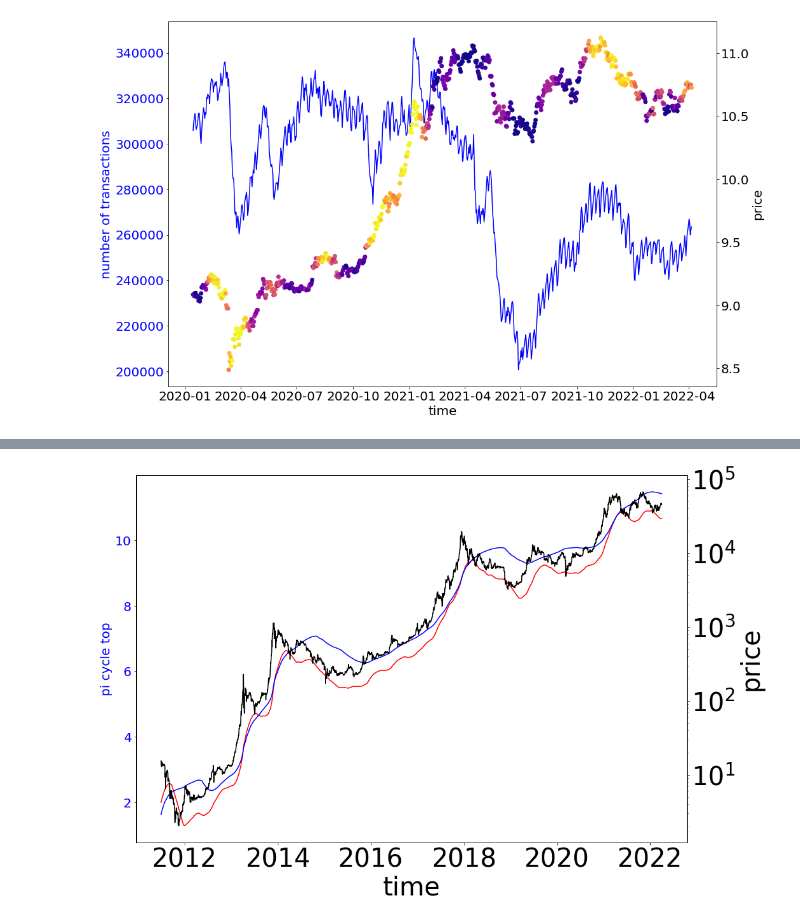
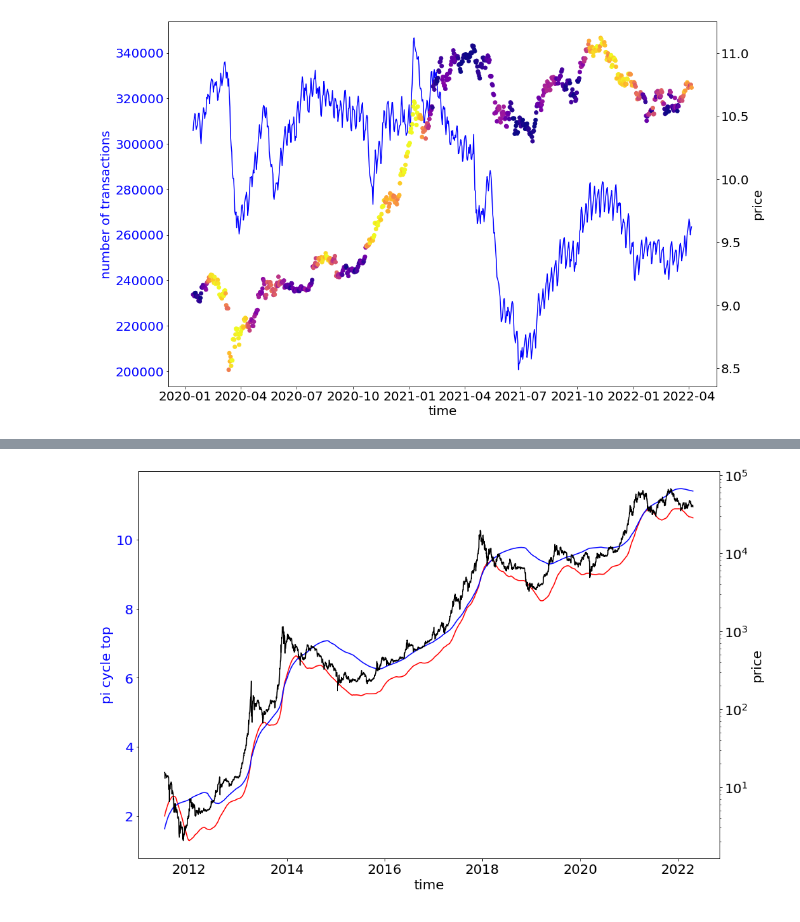
Before and after one commit to MaliMi97/crypto-analysis, a Jupyter notebook: src/on-chain_metrics.ipynb, the cells around one changed output, grey strips where cells are left out. Cells and saved outputs as stored; diff of their text form; code cells hidden in the pictures.

```diff
--- a/src/on-chain_metrics.ipynb
+++ b/src/on-chain_metrics.ipynb
@@ -87,12 +87,12 @@ last_active_over_1_year_ago(df)
 # %%
 def pi_cycle_top(df):
-    fig, ax1, ax2 = with_price_in_background(df['time'],df['price'])
+    fig, ax1, ax2 = with_price_in_background(df['time'],df['price'],fontsize=20)
     ax1.set_ylabel(f'pi cycle top',color='blue', fontsize=20)
     ax1.tick_params(axis='y', labelcolor='blue', labelsize=20)
     ax1.plot(df['time'],df['pi 1'].apply(np.log),color='red')
     ax1.plot(df['time'],df['pi 2'].apply(np.log),color='blue')
     plt.show()
 df = g.get_pi_cycle_top_and_price()
 pi_cycle_top(df)
 # %% [output]
-[figure, old version]
+[figure, new version]
```
Also changed, not shown: parts of 2 cells of this notebook, 2 other files.
